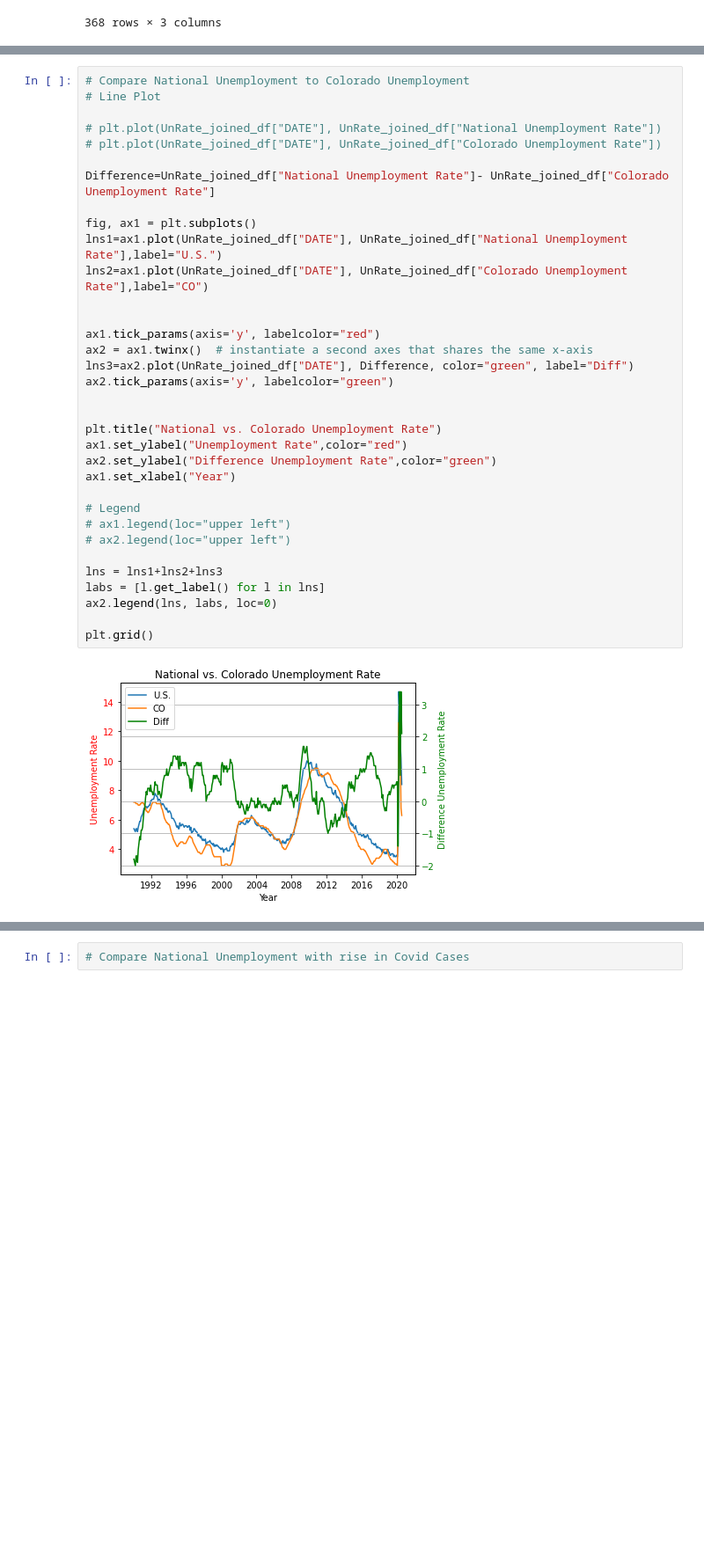
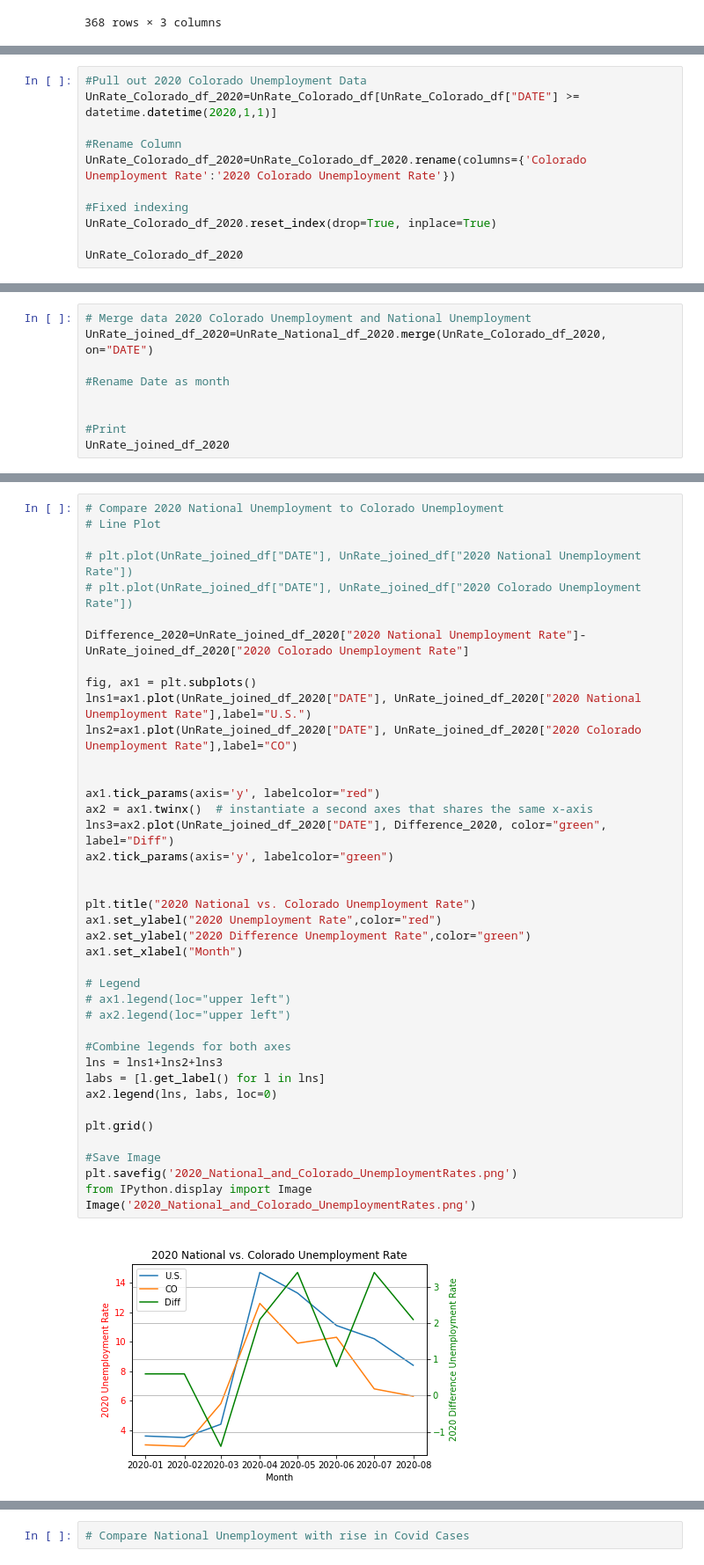
Before and after one commit to teresaflicek/Covid19-Societal-Impacts, a Jupyter notebook: Employment Rates and Covid.ipynb, the cells around one changed output, grey strips where cells are left out. Shown at 88% size. Saved outputs shown, nothing was run; the diff lists cells and outputs as text; blank space fills up the shorter version.

Commit message:
2020 UNemployment rate data frames and graph, and finding the percent Confirmed cases

```diff
--- a/Employment Rates and Covid.ipynb
+++ b/Employment Rates and Covid.ipynb
@@ -175,0 +215,11 @@ UnRate_National_df_2020
+# %%
+#Pull out 2020 Colorado Unemployment Data
+UnRate_Colorado_df_2020=UnRate_Colorado_df[UnRate_Colorado_df["DATE"] >= datetime.datetime(2020,1,1)]
+
+#Rename Column
+UnRate_Colorado_df_2020=UnRate_Colorado_df_2020.rename(columns={'Colorado Unemployment Rate':'2020 Colorado Unemployment Rate'})
+
+#Fixed indexing
+UnRate_Colorado_df_2020.reset_index(drop=True, inplace=True)
+
+UnRate_Colorado_df_2020
@@ -175,0 +236,9 @@ UnRate_National_df_2020
+# %%
+# Merge data 2020 Colorado Unemployment and National Unemployment
+UnRate_joined_df_2020=UnRate_National_df_2020.merge(UnRate_Colorado_df_2020, on="DATE")
+
+#Rename Date as month
+
+
+#Print
+UnRate_joined_df_2020
@@ -176,36 +255,42 @@ UnRate_National_df_2020
 # %%
-# Compare National Unemployment to Colorado Unemployment
+# Compare 2020 National Unemployment to Colorado Unemployment
 # Line Plot
 
-# plt.plot(UnRate_joined_df["DATE"], UnRate_joined_df["National Unemployment Rate"])
-# plt.plot(UnRate_joined_df["DATE"], UnRate_joined_df["Colorado Unemployment Rate"])
+# plt.plot(UnRate_joined_df["DATE"], UnRate_joined_df["2020 National Unemployment Rate"])
+# plt.plot(UnRate_joined_df["DATE"], UnRate_joined_df["2020 Colorado Unemployment Rate"])
 
-Difference=UnRate_joined_df["National Unemployment Rate"]- UnRate_joined_df["Colorado Unemployment Rate"]
+Difference_2020=UnRate_joined_df_2020["2020 National Unemployment Rate"]- UnRate_joined_df_2020["2020 Colorado Unemployment Rate"]
 
 fig, ax1 = plt.subplots()
-lns1=ax1.plot(UnRate_joined_df["DATE"], UnRate_joined_df["National Unemployment Rate"],label="U.S.")
-lns2=ax1.plot(UnRate_joined_df["DATE"], UnRate_joined_df["Colorado Unemployment Rate"],label="CO")
+lns1=ax1.plot(UnRate_joined_df_2020["DATE"], UnRate_joined_df_2020["2020 National Unemployment Rate"],label="U.S.")
+lns2=ax1.plot(UnRate_joined_df_2020["DATE"], UnRate_joined_df_2020["2020 Colorado Unemployment Rate"],label="CO")
 
 
 ax1.tick_params(axis='y', labelcolor="red")
 ax2 = ax1.twinx()  # instantiate a second axes that shares the same x-axis
-lns3=ax2.plot(UnRate_joined_df["DATE"], Difference, color="green", label="Diff")
+lns3=ax2.plot(UnRate_joined_df_2020["DATE"], Difference_2020, color="green", label="Diff")
 ax2.tick_params(axis='y', labelcolor="green")
 
 
-plt.title("National vs. Colorado Unemployment Rate")
-ax1.set_ylabel("Unemployment Rate",color="red")
-ax2.set_ylabel("Difference Unemployment Rate",color="green")
-ax1.set_xlabel("Year")
+plt.title("2020 National vs. Colorado Unemployment Rate")
+ax1.set_ylabel("2020 Unemployment Rate",color="red")
+ax2.set_ylabel("2020 Difference Unemployment Rate",color="green")
+ax1.set_xlabel("Month")
 
 # Legend
 # ax1.legend(loc="upper left")
 # ax2.legend(loc="upper left")
 
+#Combine legends for both axes
 lns = lns1+lns2+lns3
 labs = [l.get_label() for l in lns]
 ax2.legend(lns, labs, loc=0)
 
 plt.grid()
+
+#Save Image
+plt.savefig('2020_National_and_Colorado_UnemploymentRates.png')
+from IPython.display import Image
+Image('2020_National_and_Colorado_UnemploymentRates.png')
 # %% [output]
-[figure, old version]
+[figure, new version]
```
Also changed, not shown: parts of 14 cells of this notebook, 2 other files.
